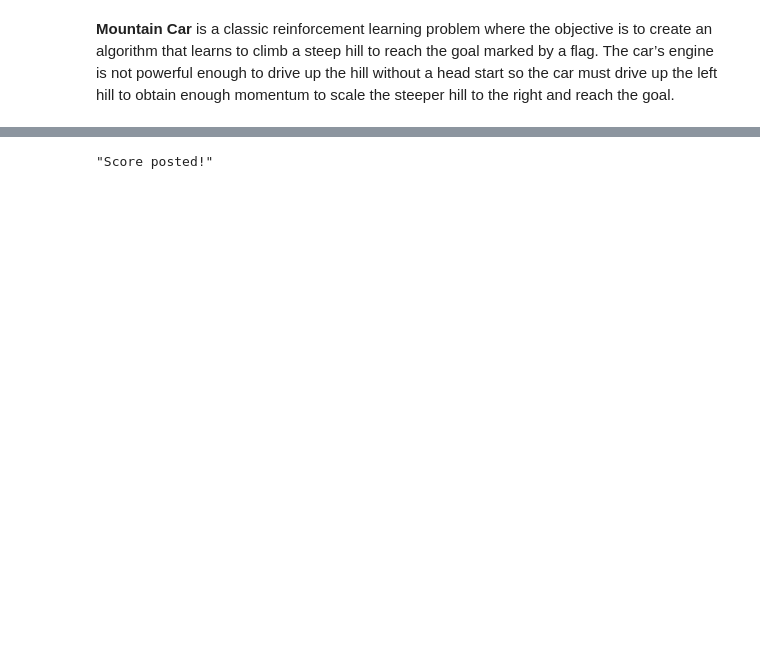
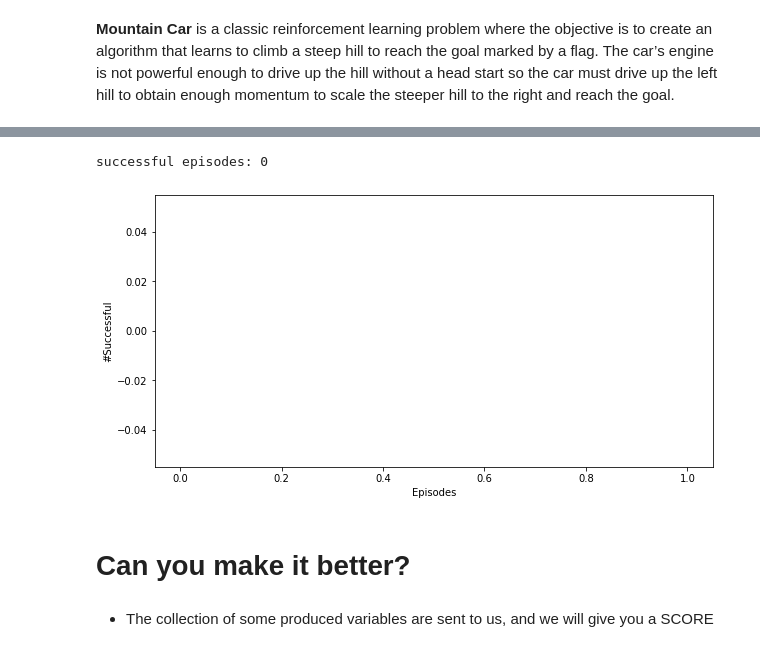
Before and after one commit to fraserpal/ing_mad_hub_hackathon_2101, a Jupyter notebook: experiment.ipynb, the cells around one changed output, grey strips where cells are left out. Cells and saved outputs as stored; diff of their text form; code cells hidden in the pictures; blank space fills up the shorter version.

```diff
--- a/experiment.ipynb
+++ b/experiment.ipynb
@@ -331,10 +35,0 @@ plt.title('Average Reward vs Episodes');
-# %%
-print('Furthest Position: {}'.format(max_position))
-fig, ax = plt.subplots(figsize=(10,5))
-ax2 = ax.twinx()
-ax.plot(positions[:,0], positions[:,1])
-ax2.hist(successful, bins = int(episodes/500));
-ax.set_xlabel('Episodes');
-ax.set_ylabel('Furthest Position');
-ax2.set_ylabel('#Successful');
-print('successful episodes: {}'.format(np.count_nonzero(successful)))
@@ -386,0 +202,16 @@ Requirement already satisfied: certifi>=2017.4.17 in c:\users\qx38hr\anaconda3\l
+# %%
+def plot_successes(successful):
+    fig, ax = plt.subplots(figsize=(10,5))
+    ax.hist(successful, bins = int(EPISODES/500));
+    ax.set_xlabel('Episodes');
+    ax.set_ylabel('#Successful');
+    print('successful episodes: {}'.format(np.count_nonzero(successful)))
+# %%
+plot_successes(successful)
+# %% [output]
+successful episodes: 0
+[figure, added]
+# %% [markdown]
+# Can you make it better?
+# %% [markdown]
+- The collection of some produced variables are sent to us, and we will give you a SCORE
@@ -388,12 +221,3 @@ Requirement already satisfied: certifi>=2017.4.17 in c:\users\qx38hr\anaconda3\l
 import hackathon_mad_hub_2101 as hack_tools
 import random
 from importlib import reload
-# %%
-reload(hack_tools)
-
-team = 'Test Team'
-score = [random.uniform(0, 1) for _ in range(10000)]
-
-hack_tools.post_score(team, score)
-# %% [output]
-"Score posted!"
```
Also changed, not shown: parts of 43 cells of this notebook.
